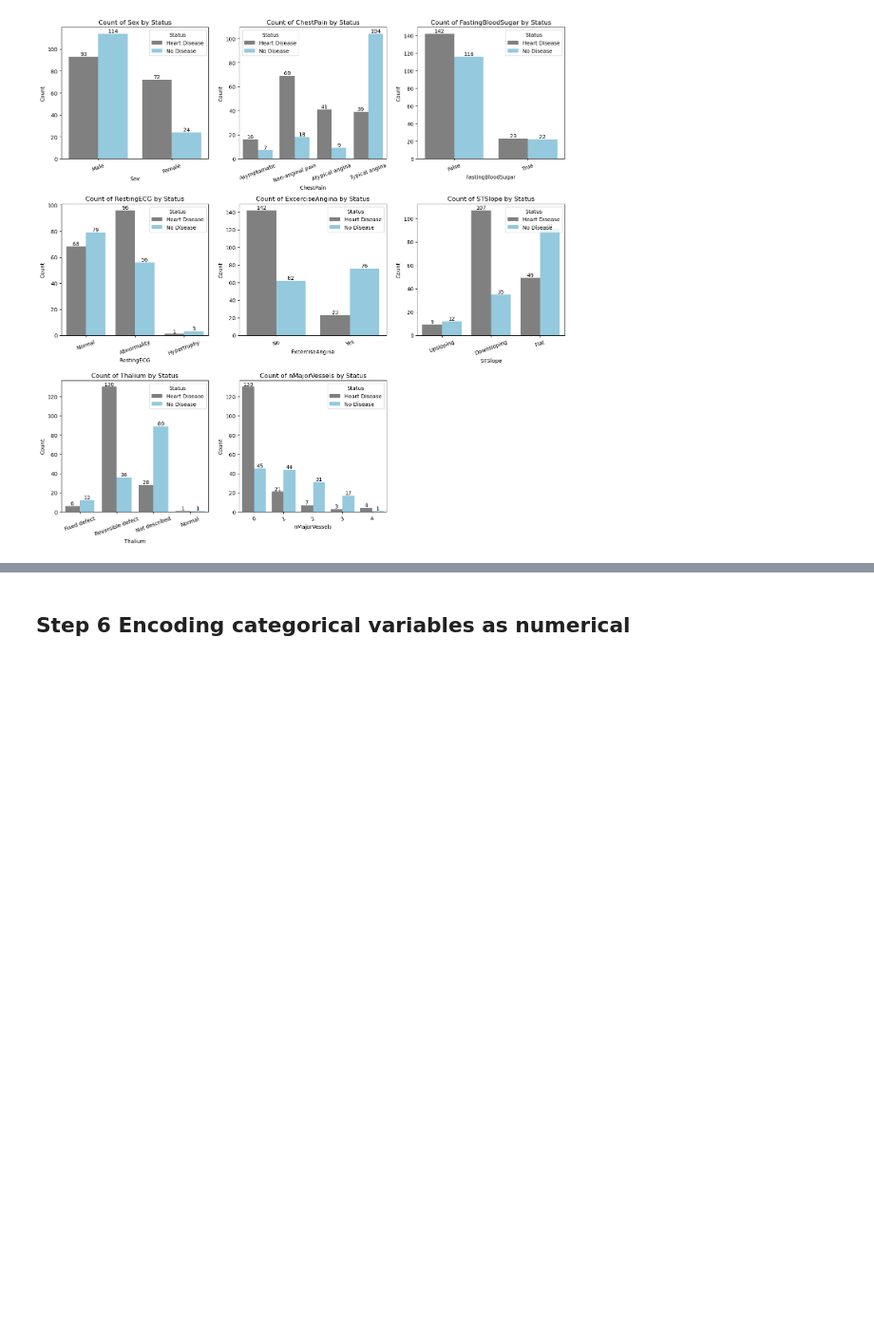
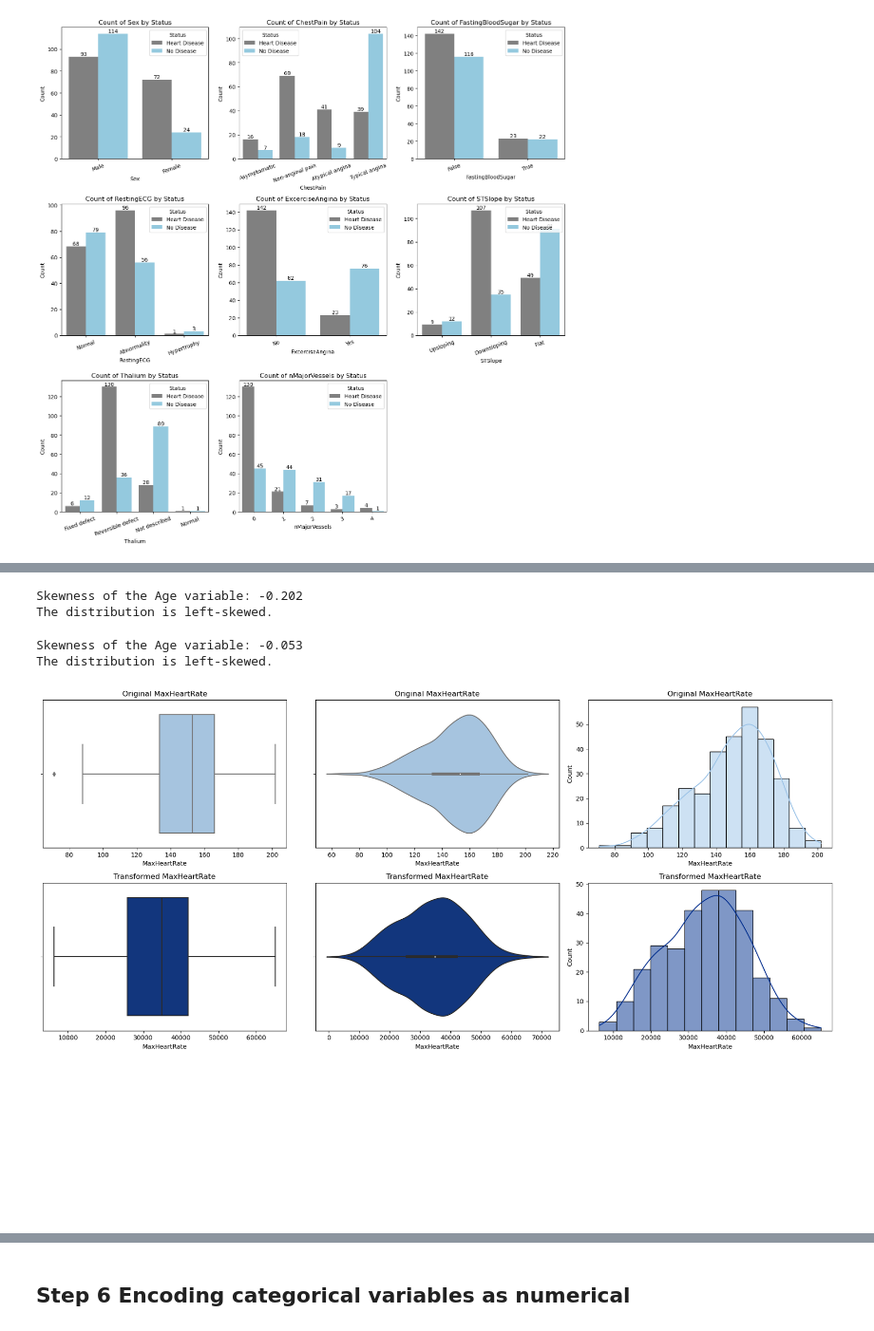
Before and after one commit to tgw6201/SC1015, a Jupyter notebook: miniProj.ipynb, the cells around one changed output, grey strips where cells are left out. Shown at 95% size. Drawn from its saved outputs; the diff is of its cells as text; code cells hidden in the pictures; blank space fills up the shorter version.

```diff
--- a/miniProj.ipynb
+++ b/miniProj.ipynb
@@ -474,0 +555,14 @@ Removal of duplicated values
+# %%
+skewness_dist(df, "Age")
+# %% [output]
+Skewness of the Age variable: -0.202
+The distribution is left-skewed.
+# %%
+skewness_dist(boxcoxTransform, "Age")
+# %% [output]
+Skewness of the Age variable: -0.053
+The distribution is left-skewed.
+# %%
+plot_transformed_graph(df, boxcoxTransform, 'MaxHeartRate')
+# %% [output]
+[figure, added]
```
Also changed, not shown: parts of 52 cells of this notebook.
